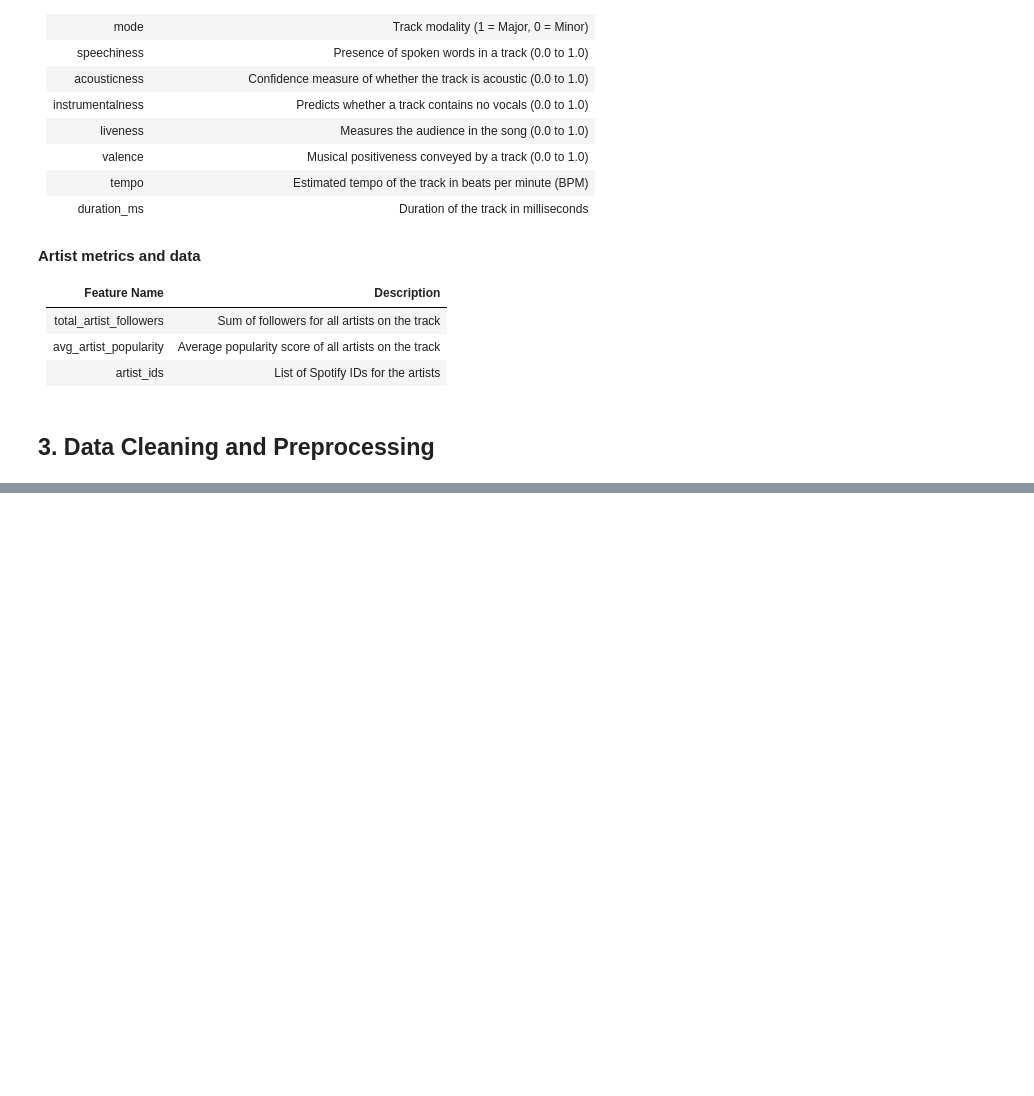
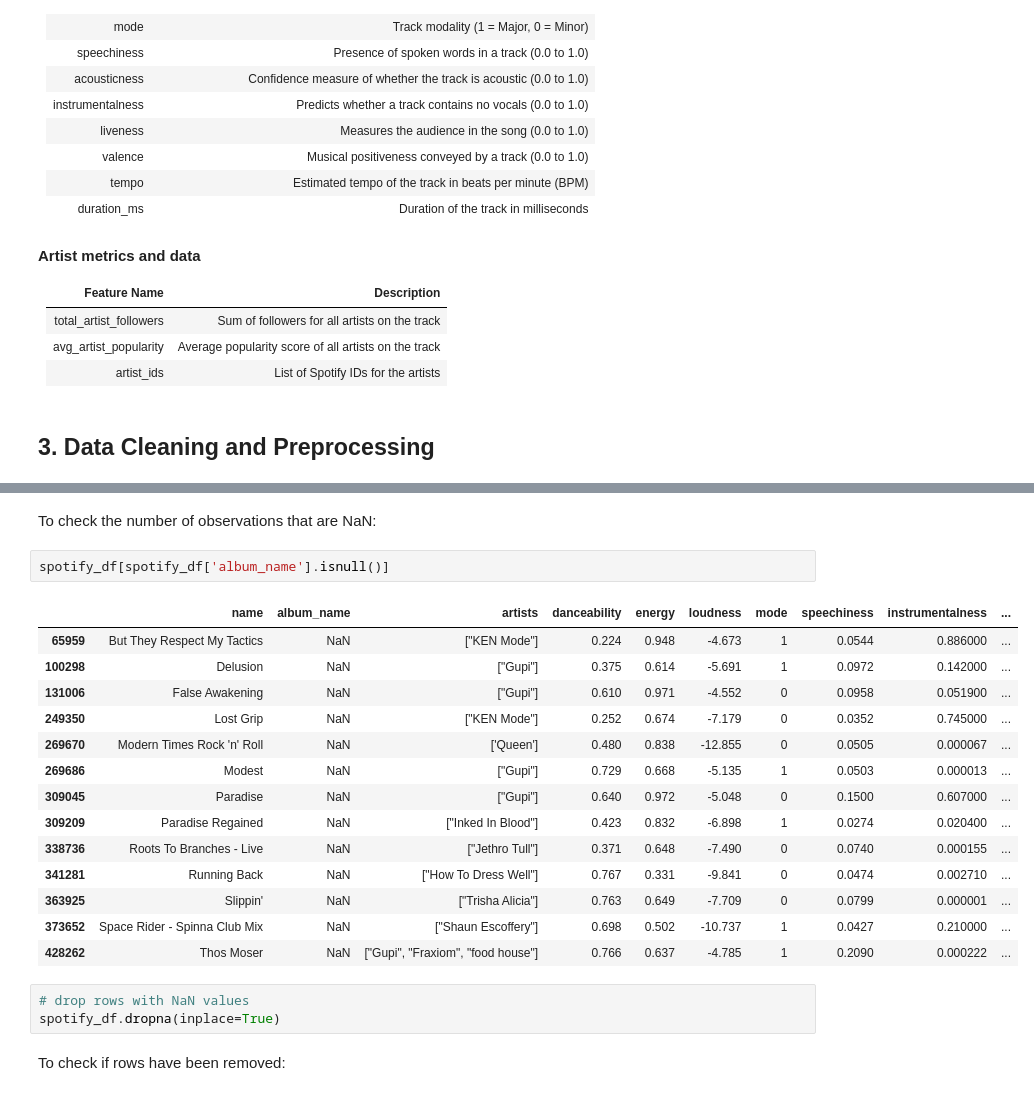
Before and after one commit to LSTJ23/CSMODEL-MCO, a Jupyter notebook: MCO1_finalNotebook.ipynb, the cells around one changed output, grey strips where cells are left out. Saved outputs shown, nothing was run; the diff lists cells and outputs as text; blank space fills up the shorter version.

```diff
--- a/MCO1_finalNotebook.ipynb
+++ b/MCO1_finalNotebook.ipynb
@@ -98,0 +154,24 @@ The structure of this dataset consists of the individual songs listed in each ro
+# %% [markdown]
+To check the number of observations that are NaN:
+# %%
+spotify_df[spotify_df['album_name'].isnull()]
+# %% [output]
+|  | name | album_name | artists | danceability | energy | loudness | mode | speechiness | instrumentalness | ... |
+| 65959 | But They Respect My Tactics | NaN | ["KEN Mode"] | 0.224 | 0.948 | -4.673 | 1 | 0.0544 | 0.886000 | ... |
+| 100298 | Delusion | NaN | ["Gupi"] | 0.375 | 0.614 | -5.691 | 1 | 0.0972 | 0.142000 | ... |
+| 131006 | False Awakening | NaN | ["Gupi"] | 0.610 | 0.971 | -4.552 | 0 | 0.0958 | 0.051900 | ... |
+| 249350 | Lost Grip | NaN | ["KEN Mode"] | 0.252 | 0.674 | -7.179 | 0 | 0.0352 | 0.745000 | ... |
+| 269670 | Modern Times Rock 'n' Roll | NaN | ['Queen'] | 0.480 | 0.838 | -12.855 | 0 | 0.0505 | 0.000067 | ... |
+| 269686 | Modest | NaN | ["Gupi"] | 0.729 | 0.668 | -5.135 | 1 | 0.0503 | 0.000013 | ... |
+| 309045 | Paradise | NaN | ["Gupi"] | 0.640 | 0.972 | -5.048 | 0 | 0.1500 | 0.607000 | ... |
+| 309209 | Paradise Regained | NaN | ["Inked In Blood"] | 0.423 | 0.832 | -6.898 | 1 | 0.0274 | 0.020400 | ... |
+| 338736 | Roots To Branches - Live | NaN | ["Jethro Tull"] | 0.371 | 0.648 | -7.490 | 0 | 0.0740 | 0.000155 | ... |
+| 341281 | Running Back | NaN | ["How To Dress Well"] | 0.767 | 0.331 | -9.841 | 0 | 0.0474 | 0.002710 | ... |
+| 363925 | Slippin' | NaN | ["Trisha Alicia"] | 0.763 | 0.649 | -7.709 | 0 | 0.0799 | 0.000001 | ... |
+| 373652 | Space Rider - Spinna Club Mix | NaN | ["Shaun Escoffery"] | 0.698 | 0.502 | -10.737 | 1 | 0.0427 | 0.210000 | ... |
+| 428262 | Thos Moser | NaN | ["Gupi", "Fraxiom", "food house"] | 0.766 | 0.637 | -4.785 | 1 | 0.2090 | 0.000222 | ... |
+# %%
+# drop rows with NaN values
+spotify_df.dropna(inplace=True)
+# %% [markdown]
+To check if rows have been removed:
```
Also changed, not shown: parts of 43 cells of this notebook.
